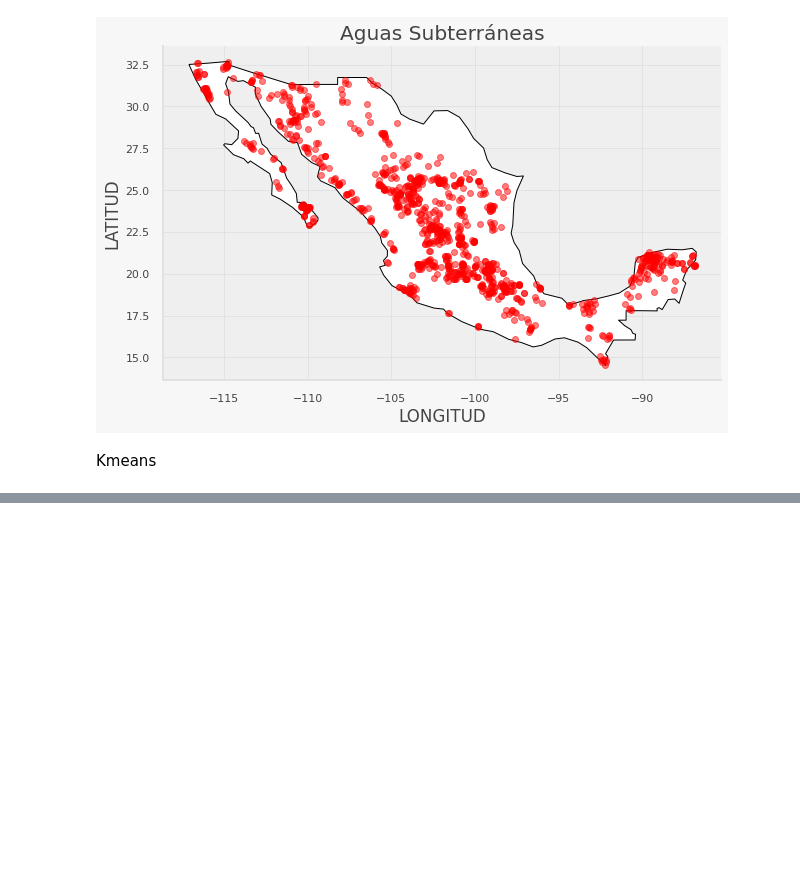
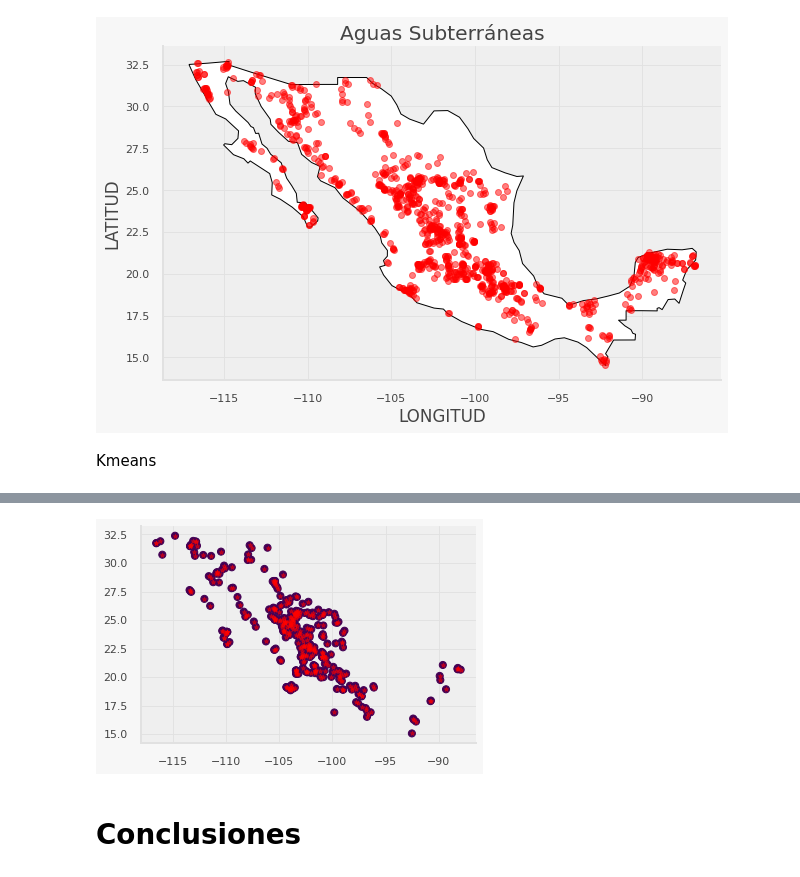
Before and after one commit to PosgradoMNA/actividades-del-projecto-cad_equipo_18, a Jupyter notebook: Equipo_18_Entrega_1_Aguas_Subterraneas.ipynb, the cells around one changed output, grey strips where cells are left out. Saved outputs shown, nothing was run; the diff lists cells and outputs as text; code cells hidden in the pictures; blank space fills up the shorter version.

```diff
--- a/Equipo_18_Entrega_1_Aguas_Subterraneas.ipynb
+++ b/Equipo_18_Entrega_1_Aguas_Subterraneas.ipynb
@@ -816,0 +973,13 @@ print("Cluster 5: "+ str(df5.shape))
+# %%
+scaler = MinMaxScaler()
+scaler.fit(rojo)
+df_latlong = pd.DataFrame(scaler.transform(rojo))
+df_latlong.columns = rojo.columns
+
+k_range = range(1,10)
+sse = []
+
+for k in k_range:
+  km  = KMeans(n_clusters= k)
+  km.fit(df_latlong)
+  sse.append(km.inertia_)
@@ -816,0 +998,8 @@ print("Cluster 5: "+ str(df5.shape))
+# %%
+# Creando los clusters por semáforo amarillo
+plt.scatter(rojo["LONGITUD"], rojo["LATITUD"], c=y_pred, s=50, cmap='viridis')
+plt.scatter(rojo["LONGITUD"], rojo["LATITUD"], c='red',marker="*", s=20, alpha=.5);
+# %% [output]
+[figure, added]
+# %% [markdown]
+# **Conclusiones**
```
Also changed, not shown: parts of 22 cells of this notebook.
